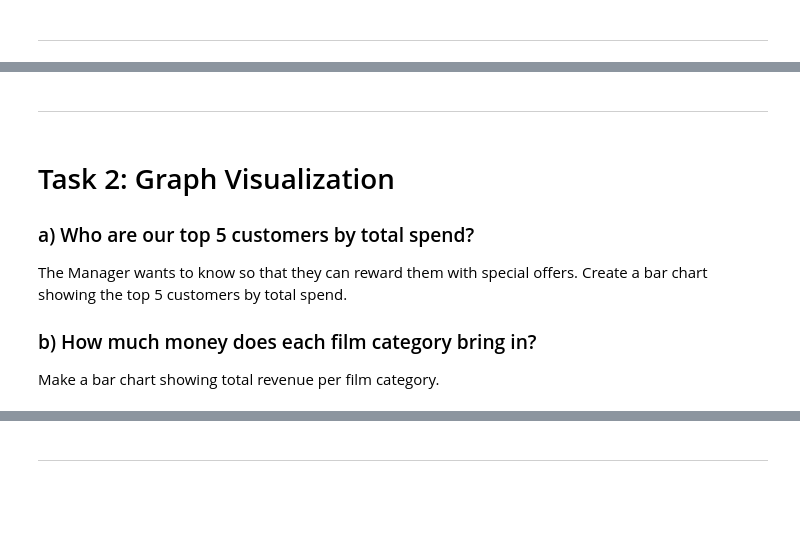
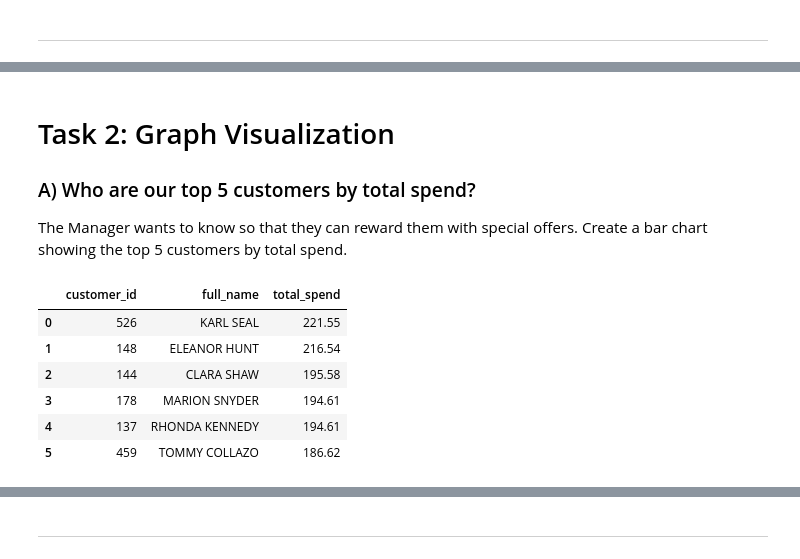
Before and after one commit to Akina-Aoki/sql_lab1_aira_franco, a Jupyter notebook: duckdb_pandas.ipynb, the cells around one changed output, grey strips where cells are left out. Drawn from its saved outputs; the diff is of its cells as text; code cells hidden in the pictures; blank space fills up the shorter version.

```diff
--- a/duckdb_pandas.ipynb
+++ b/duckdb_pandas.ipynb
@@ -764,9 +676,25 @@ top_genre_revenue
-# %% [markdown]
-----------------------------------------------------------------------------------------------------------------------------------------------
 # %% [markdown]
 # Task 2: Graph Visualization
 
-### a) Who are our top 5 customers by total spend?
+### A) Who are our top 5 customers by total spend?
 The Manager wants to know so that they can reward them with special offers. Create a bar chart showing the top 5 customers by total spend.
-### b) How much money does each film category bring in?
-Make a bar chart showing total revenue per film category.
+# %%
+duckdb.sql("""
+    SELECT
+        c.customer_id,
+        CONCAT(c.first_name, ' ', c.last_name) AS full_name,
+        ROUND(SUM(p.amount), 2) AS total_spend
+    FROM payment p
+    JOIN customer c ON p.customer_id = c.customer_id
+    GROUP BY c.customer_id, full_name
+    ORDER BY total_spend DESC
+    LIMIT 6;
+""").df()
+# %% [output]
+|  | customer_id | full_name | total_spend |
+| 0 | 526 | KARL SEAL | 221.55 |
+| 1 | 148 | ELEANOR HUNT | 216.54 |
+| 2 | 144 | CLARA SHAW | 195.58 |
+| 3 | 178 | MARION SNYDER | 194.61 |
+| 4 | 137 | RHONDA KENNEDY | 194.61 |
+| 5 | 459 | TOMMY COLLAZO | 186.62 |
```
Also changed, not shown: parts of 17 cells of this notebook.
